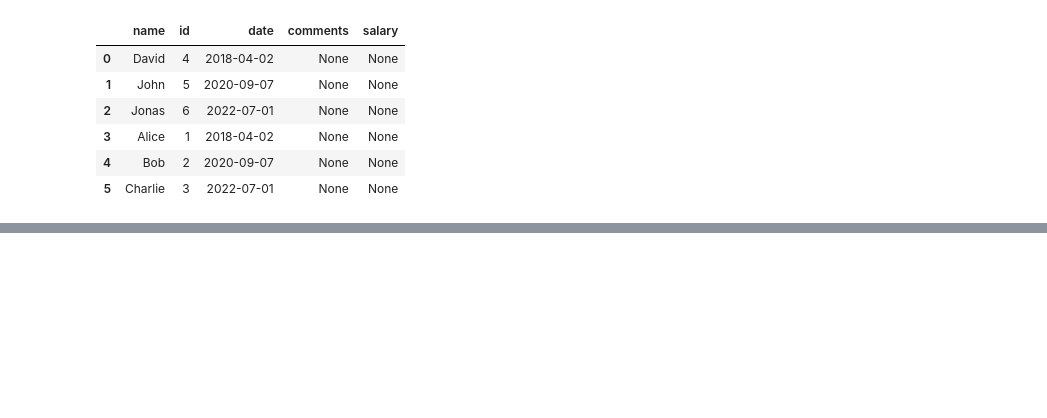
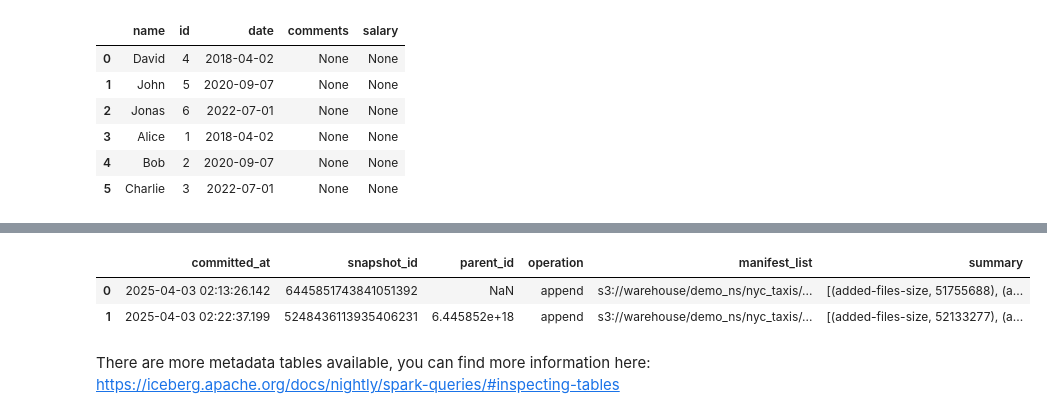
Before and after one commit to HonahX/iceberg-summit-workshop, a Jupyter notebook: notebooks/workshop.ipynb, the cells around one changed output, grey strips where cells are left out. Saved outputs shown, nothing was run; the diff lists cells and outputs as text; code cells hidden in the pictures; blank space fills up the shorter version.

```diff
--- a/notebooks/workshop.ipynb
+++ b/notebooks/workshop.ipynb
@@ -205,0 +361,8 @@ Table created by pyiceberg can be consumed by Spark
+# %%
+nyc_taxis_tbl.inspect.snapshots().to_pandas()
+# %% [output]
+|  | committed_at | snapshot_id | parent_id | operation | manifest_list | summary |
+| 0 | 2025-04-03 02:13:26.142 | 6445851743841051392 | NaN | append | s3://warehouse/demo_ns/nyc_taxis/... | [(added-files-size, 51755688), (a... |
+| 1 | 2025-04-03 02:22:37.199 | 5248436113935406231 | 6.445852e+18 | append | s3://warehouse/demo_ns/nyc_taxis/... | [(added-files-size, 52133277), (a... |
+# %% [markdown]
+There are more metadata tables available, you can find more information here: https://iceberg.apache.org/docs/nightly/spark-queries/#inspecting-tables
```
Also changed, not shown: parts of 37 cells of this notebook, 2 other files.
